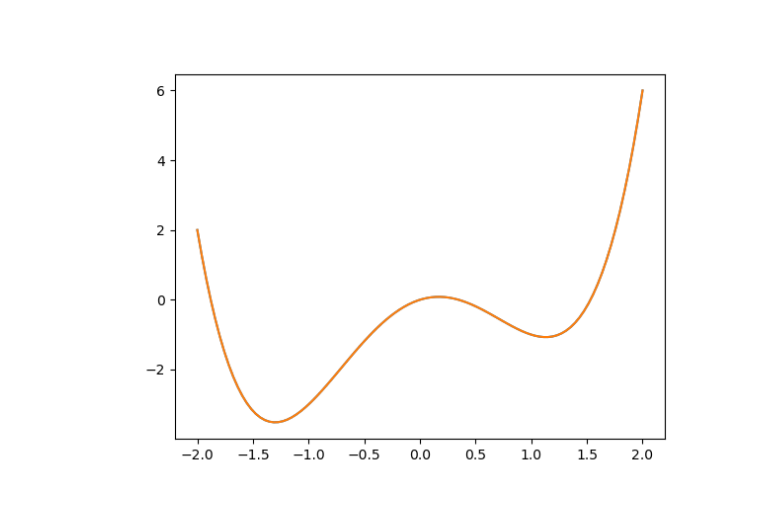
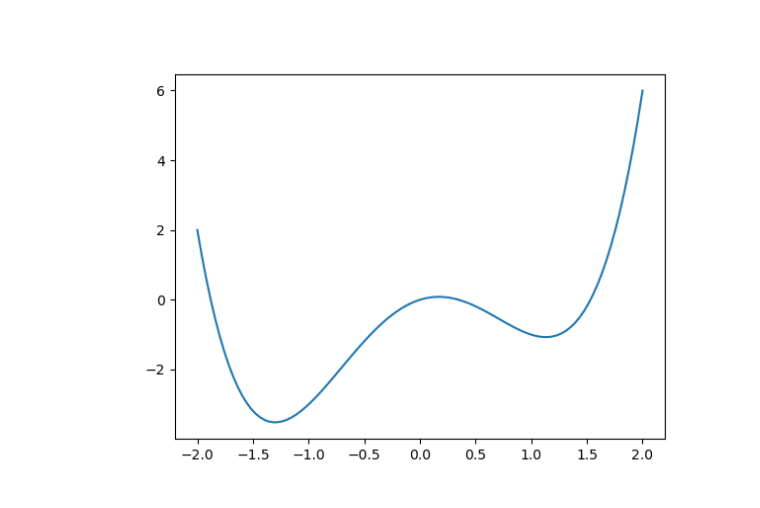
Before and after one commit to AnonymousePikachu/EE2703-ASL, a Jupyter notebook: Week6/Week6_solution.ipynb, the cells around one changed output. Drawn from its saved outputs; the diff is of its cells as text; code cells hidden in the pictures.

```diff
--- a/Week6/Week6_solution.ipynb
+++ b/Week6/Week6_solution.ipynb
@@ -5,48 +5,52 @@ import numpy as np
 import matplotlib.pyplot as plt
 from matplotlib.animation import FuncAnimation
 # %%
-def cfunc(x):
+
+# Fucntion definition to be taken as input by the function
+def funcin(x):
     return x**4 - 3*x**2 + 1*x
 
-def cfuncd(x):
+# Derivative definition to be taken as input by the program
+def funcind(x):
     return 4*x**3 -6*x + 1
-
-xbase = np.linspace(-2, 2, 100)
-ybase = cfunc(xbase)
 
 # Set up some large value for the best cost found so far
 bestcost = 100000
 
+# Defining parameters fro the graph region
 rangemin, rangemax = -5, 5
 fig, ax = plt.subplots()
-ax.plot(xbase, ybase)
 xall, yall = [], []
 lnall,  = ax.plot([], [], 'ro')
 lngood, = ax.plot([], [], 'go', markersize=10)
 
+# Defining a functiont update the plot according to the frames being passed to it, This uses global variables funcd and func as the derivative anf the function respectively
+def onestepderiv(frame):
 
-def onestepderiv(frame):
     global bestcost, bestx, lr
-    x = bestx - cfuncd(bestx) * lr
+    x = bestx - funcd(bestx) * lr
     bestx = x
-    y = cfunc(x)
+    y = func(x)
     lngood.set_data(x, y)
     xall.append(x)
     yall.append(y)
     lnall.set_data(xall, yall)
     return lngood,
 
 
 def Plot_grad(Eqn,derivative,start,learning):
+
+    global bestcost, bestx, lr , func , funcd
+    func = Eqn
+    funcd = derivative
     xbase = np.linspace(-2, 2, 100)
-    ybase = Eqn(xbase)
-    global bestcost, bestx, lr
+    ybase = func(xbase)
     bestx = start
     plt.plot(xbase, ybase)
     lr = learning
 
-Plot_grad(cfunc,cfuncd,2,0.01)
+Plot_grad(funcin,funcind,2,0.01)
 ani= FuncAnimation(fig, onestepderiv,frames=range(100), interval=1000, repeat=False)
 plt.show()
 # %% [output]
-[figure, old version]
+[figure, new version]
```
